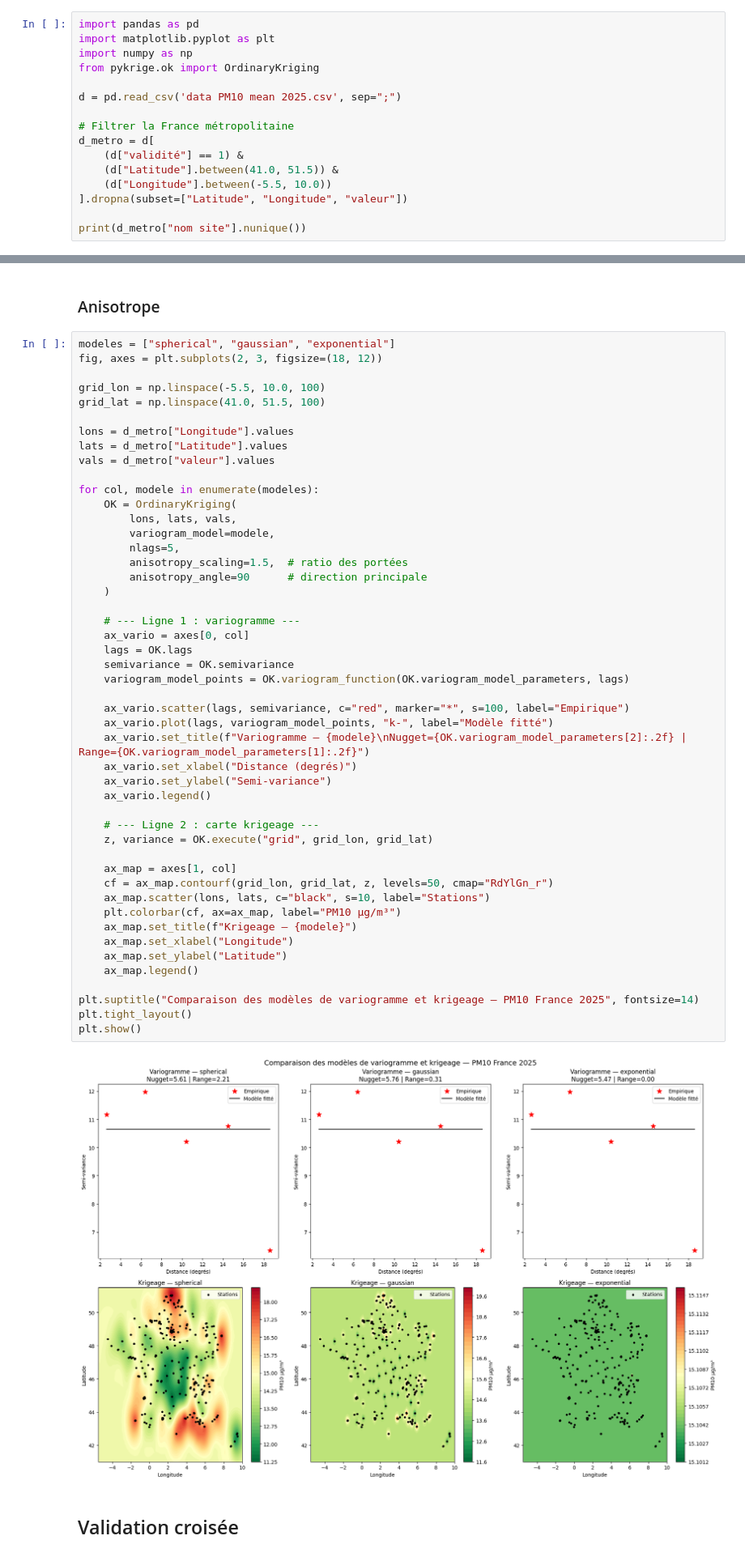
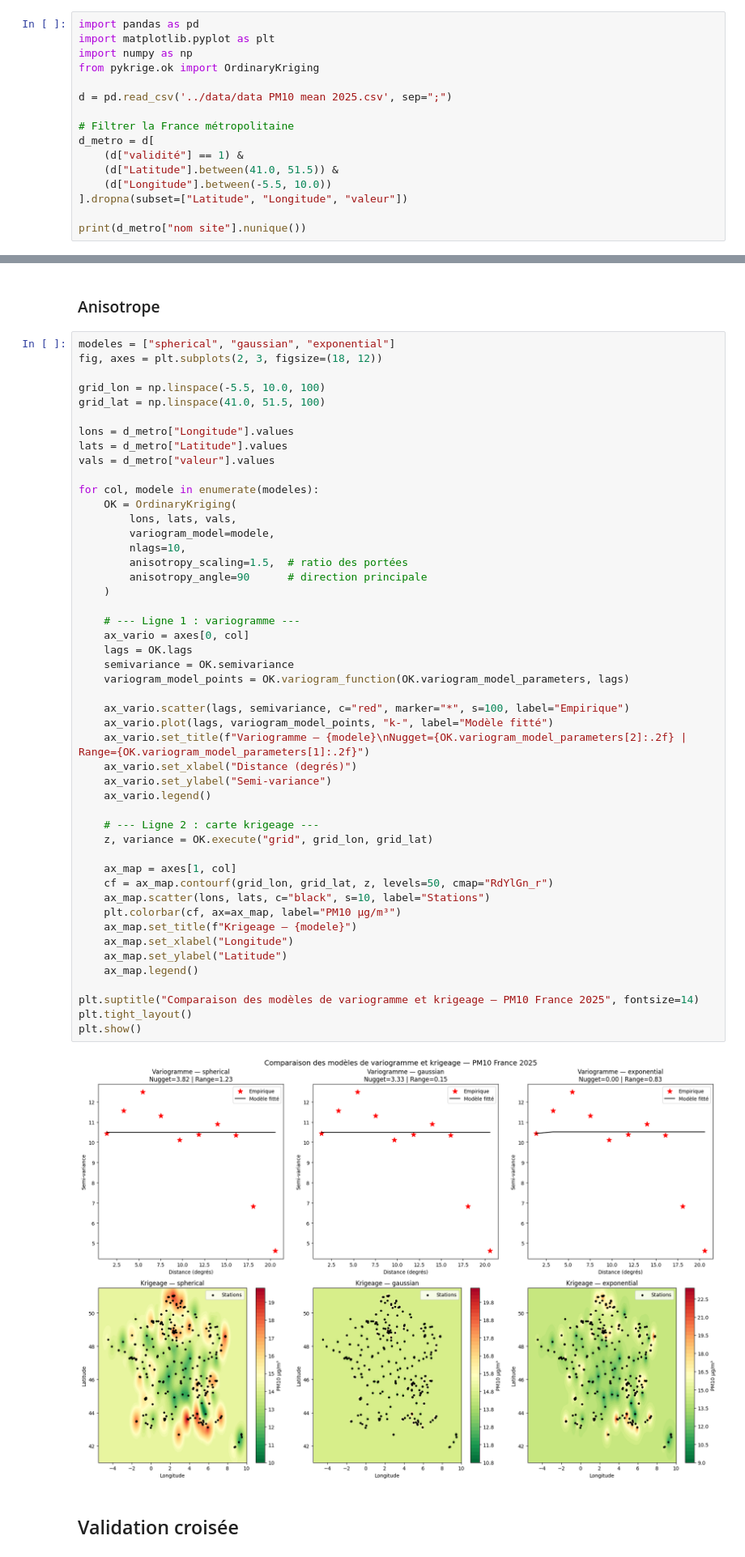
Before and after one commit to Gookd/spatial-pollution-risk-models, a Jupyter notebook: code/krigeage.ipynb, the cells around one changed output, grey strips where cells are left out. Shown at 81% size. Cells and saved outputs as stored; diff of their text form.

```diff
--- a/code/krigeage.ipynb
+++ b/code/krigeage.ipynb
@@ -4,7 +4,7 @@ import matplotlib.pyplot as plt
 import numpy as np
 from pykrige.ok import OrdinaryKriging
 
-d = pd.read_csv('data PM10 mean 2025.csv', sep=";")
+d = pd.read_csv('../data/data PM10 mean 2025.csv', sep=";")
 
 # Filtrer la France métropolitaine
 d_metro = d[
@@ -183,41 +183,41 @@ for col, modele in enumerate(modeles):
     OK = OrdinaryKriging(
         lons, lats, vals,
         variogram_model=modele,
-        nlags=5,
+        nlags=10,
         anisotropy_scaling=1.5,  # ratio des portées
         anisotropy_angle=90      # direction principale
     )
 
     # --- Ligne 1 : variogramme ---
     ax_vario = axes[0, col]
     lags = OK.lags
     semivariance = OK.semivariance
     variogram_model_points = OK.variogram_function(OK.variogram_model_parameters, lags)
 
     ax_vario.scatter(lags, semivariance, c="red", marker="*", s=100, label="Empirique")
     ax_vario.plot(lags, variogram_model_points, "k-", label="Modèle fitté")
     ax_vario.set_title(f"Variogramme — {modele}\nNugget={OK.variogram_model_parameters[2]:.2f} | Range={OK.variogram_model_parameters[1]:.2f}")
     ax_vario.set_xlabel("Distance (degrés)")
     ax_vario.set_ylabel("Semi-variance")
     ax_vario.legend()
 
     # --- Ligne 2 : carte krigeage ---
     z, variance = OK.execute("grid", grid_lon, grid_lat)
 
     ax_map = axes[1, col]
     cf = ax_map.contourf(grid_lon, grid_lat, z, levels=50, cmap="RdYlGn_r")
     ax_map.scatter(lons, lats, c="black", s=10, label="Stations")
     plt.colorbar(cf, ax=ax_map, label="PM10 µg/m³")
     ax_map.set_title(f"Krigeage — {modele}")
     ax_map.set_xlabel("Longitude")
     ax_map.set_ylabel("Latitude")
     ax_map.legend()
 
 plt.suptitle("Comparaison des modèles de variogramme et krigeage — PM10 France 2025", fontsize=14)
 plt.tight_layout()
 plt.show()
 # %% [output]
-[figure, old version]
+[figure, new version]
 # %% [markdown]
 ## Validation croisée
 # %% [markdown]
```
